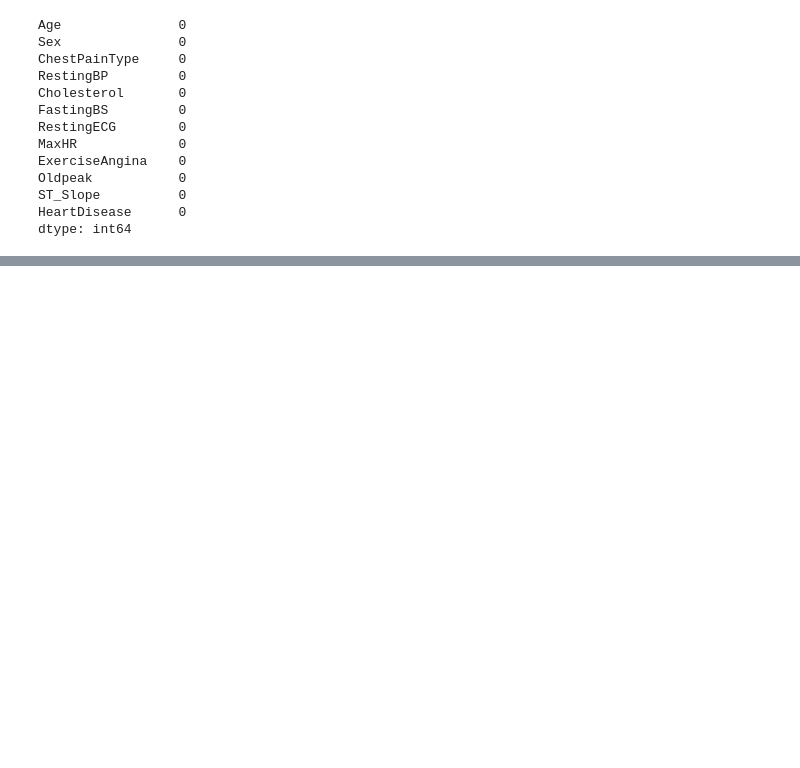
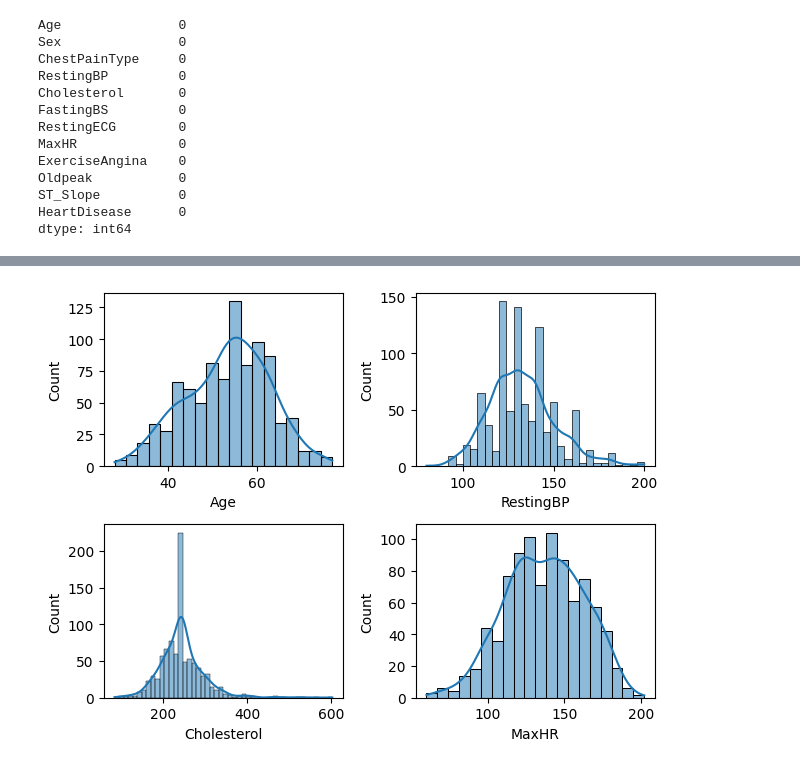
Before and after one commit to naitik-dhiman/ML-Work, a Jupyter notebook: EDA_categorical.ipynb, the cells around one changed output, grey strips where cells are left out. Saved outputs shown, nothing was run; the diff lists cells and outputs as text; code cells hidden in the pictures; blank space fills up the shorter version.

```diff
--- a/EDA_categorical.ipynb
+++ b/EDA_categorical.ipynb
@@ -92,0 +110,33 @@ dtype: int64
+# %%
+# cholesterol and resting heart rate can not be zero but instead somebody has filled with it 0 by taking some data online
+# now cleaning the data , fill by normal data mean
+
+ch_mean = df.loc[df["Cholesterol"] != 0 , "Cholesterol" ].mean()
+# mean is 244
+df["Cholesterol"] = df["Cholesterol"].replace (0,ch_mean)
+df["Cholesterol"] = df["Cholesterol"].round(2)
+# %%
+ # cholesterol and resting heart rate can not be zero but instead somebody has filled with it 0 by taking some data online
+# now cleaning the data , fill by normal data mean
+# doing same thing for the resting BP
+resting_bp_mean = df.loc[df["RestingBP"] != 0 , "RestingBP" ].mean()
+# mean is 244
+df["RestingBP"] = df["RestingBP"].replace (0,resting_bp_mean )
+df["RestingBP"] = df["RestingBP"].round(2)
+# %%
+# creating a function for plotting graph for numeric  features using subplot -. to create multiple plot once , doing data cleaning and EDA
+# taking 2 * 2 matrix , num denotes it number
+
+def plotting(var, num):
+    plt.subplot(2, 2, num)
+    sns.histplot(df[var], kde=True)
+
+plotting("Age", 1)
+plotting("RestingBP", 2)
+plotting("Cholesterol", 3)
+plotting("MaxHR", 4)
+
+plt.tight_layout()
+plt.show()
+# %% [output]
+[figure, added]
```
Also changed, not shown: parts of 9 cells of this notebook.
